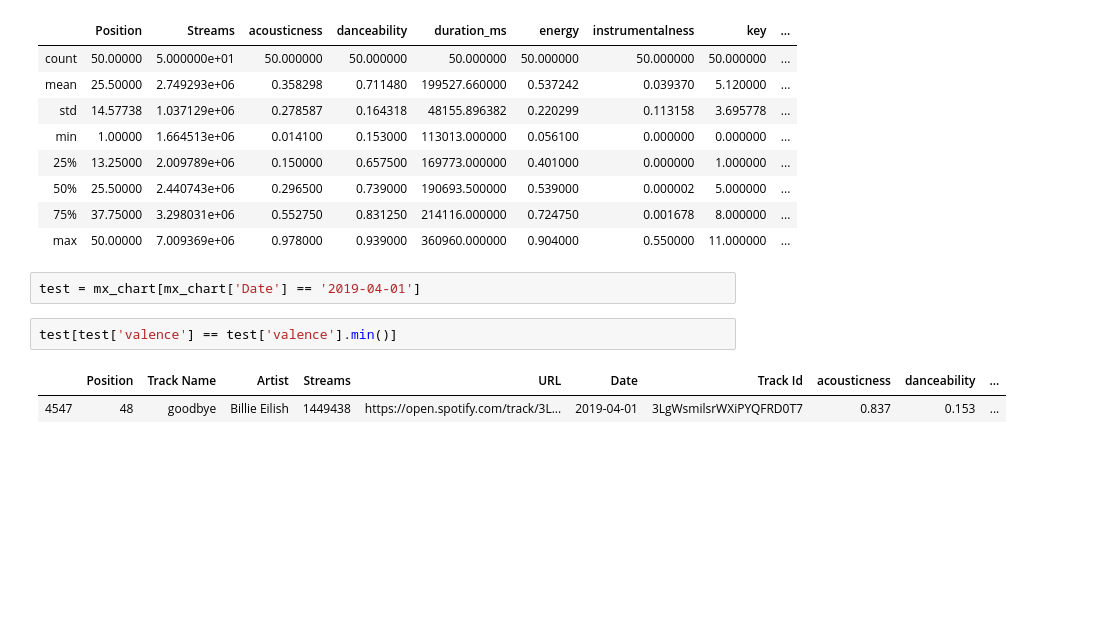
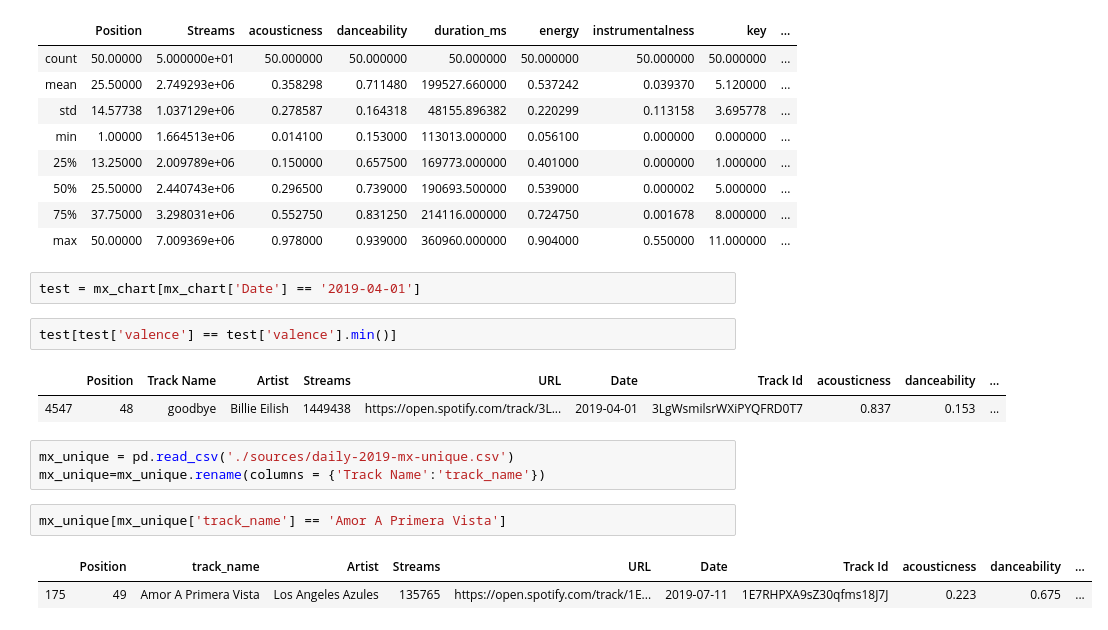
Before and after one commit to Manolomon/mx-spotify-trends, a Jupyter notebook: study.ipynb, the cells around one changed output. Drawn from its saved outputs; the diff is of its cells as text; blank space fills up the shorter version.

```diff
--- a/study.ipynb
+++ b/study.ipynb
@@ -166,3 +166,11 @@ test[test['valence'] == test['valence'].min()]
 # %% [output]
 |  | Position | Track Name | Artist | Streams | URL | Date | Track Id | acousticness | danceability | ... |
 | 4547 | 48 | goodbye | Billie Eilish | 1449438 | https://open.spotify.com/track/3L... | 2019-04-01 | 3LgWsmilsrWXiPYQFRD0T7 | 0.837 | 0.153 | ... |
+# %%
+mx_unique = pd.read_csv('./sources/daily-2019-mx-unique.csv')
+mx_unique=mx_unique.rename(columns = {'Track Name':'track_name'})
+# %%
+mx_unique[mx_unique['track_name'] == 'Amor A Primera Vista']
+# %% [output]
+|  | Position | track_name | Artist | Streams | URL | Date | Track Id | acousticness | danceability | ... |
+| 175 | 49 | Amor A Primera Vista | Los Angeles Azules | 135765 | https://open.spotify.com/track/1E... | 2019-07-11 | 1E7RHPXA9sZ30qfms18J7J | 0.223 | 0.675 | ... |
```
Also changed, not shown: parts of 2 cells of this notebook, 2 other files.
